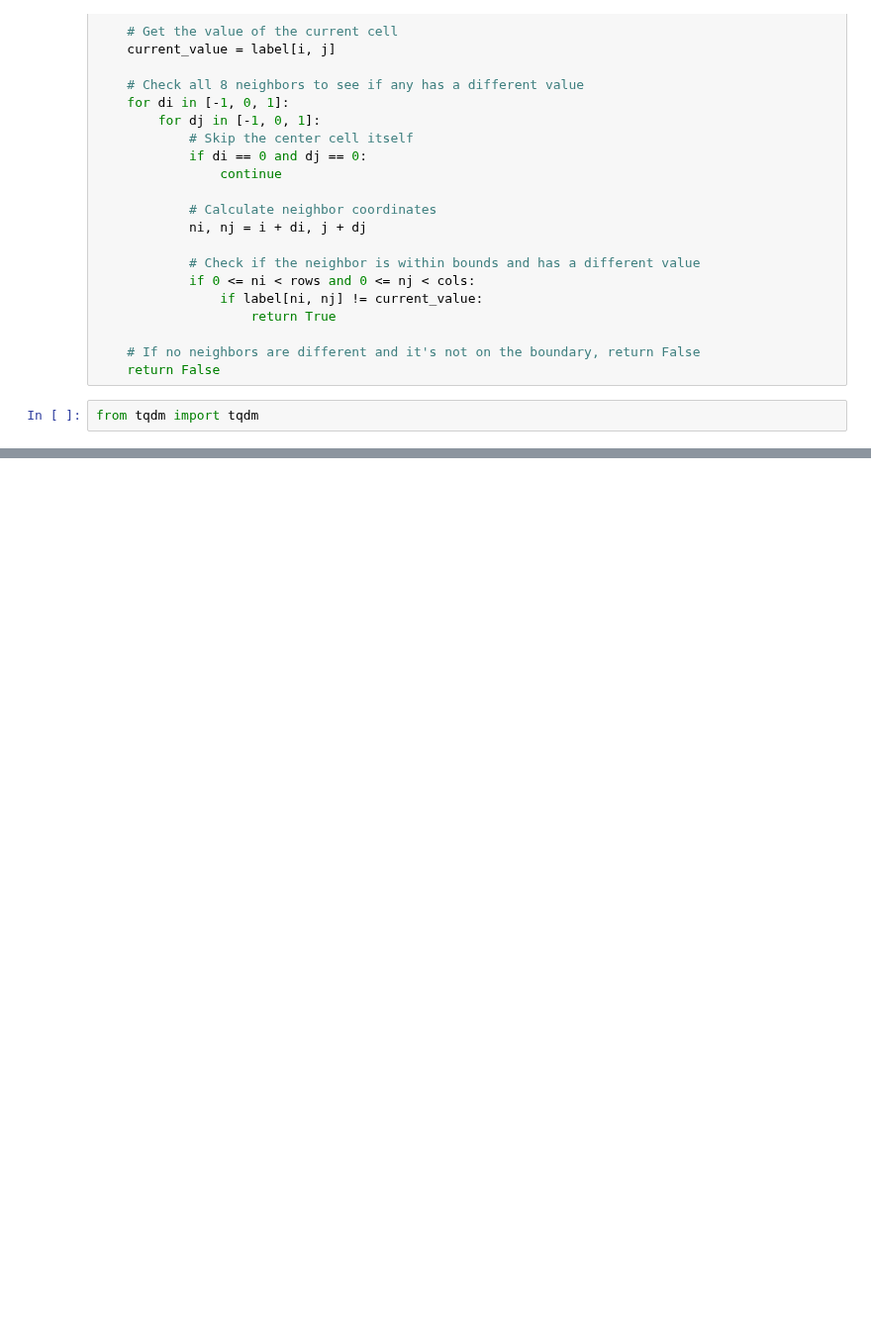
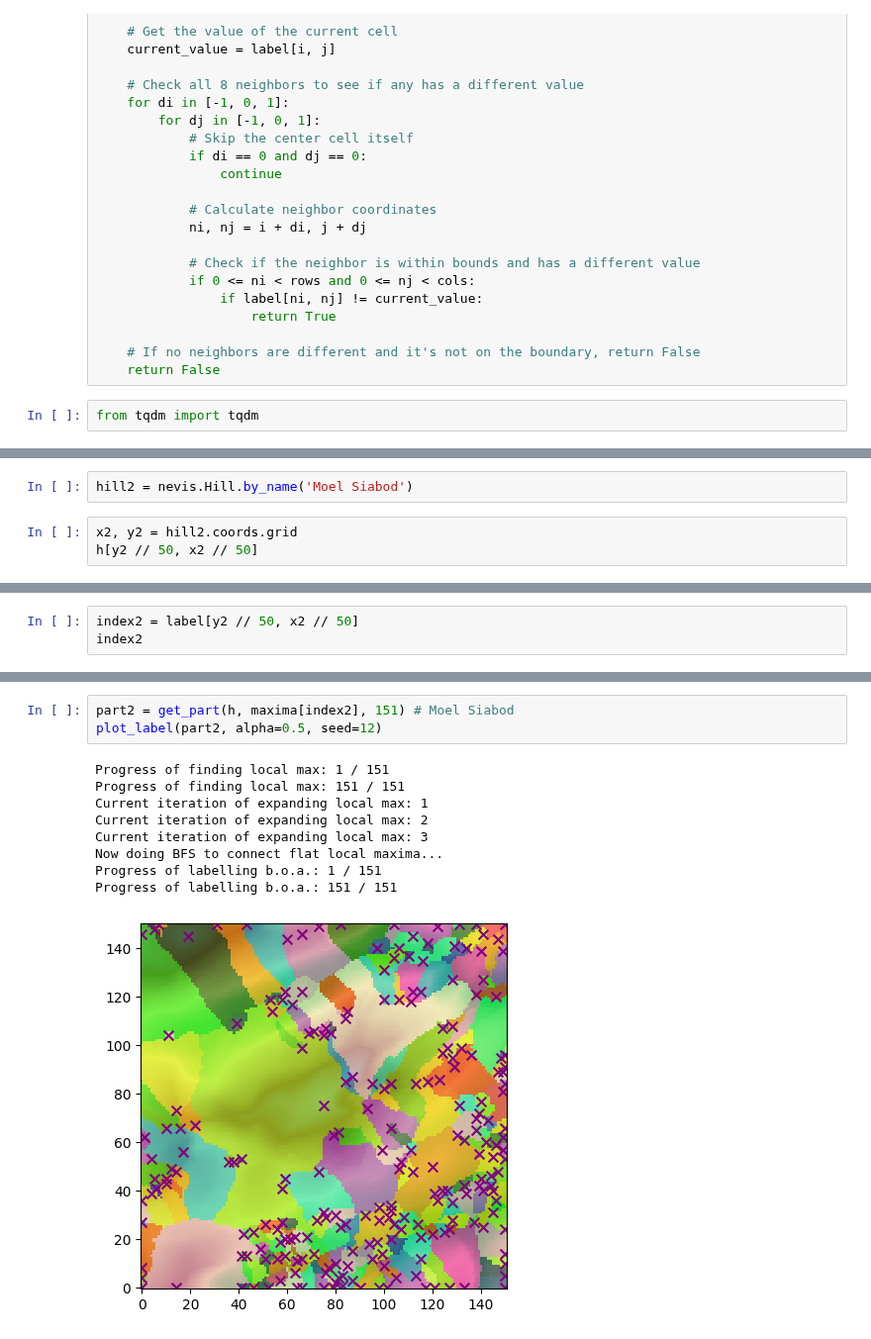
Before and after one commit to CardiacModelling/BenNevisBenchmark, a Jupyter notebook: basin-problem/ipynb/largest-drop.ipynb, the cells around one changed output, grey strips where cells are left out. Shown at 99% size. Drawn from its saved outputs; the diff is of its cells as text; blank space fills up the shorter version.

```diff
--- a/basin-problem/ipynb/largest-drop.ipynb
+++ b/basin-problem/ipynb/largest-drop.ipynb
@@ -99,0 +131,5 @@ print(h[mi-n:mi+n+1, mj-n:mj+n+1])
+# %%
+hill2 = nevis.Hill.by_name('Moel Siabod')
+# %%
+x2, y2 = hill2.coords.grid
+h[y2 // 50, x2 // 50]
@@ -99,0 +138,3 @@ print(h[mi-n:mi+n+1, mj-n:mj+n+1])
+# %%
+index2 = label[y2 // 50, x2 // 50]
+index2
@@ -99,0 +197,13 @@ print(h[mi-n:mi+n+1, mj-n:mj+n+1])
+# %%
+part2 = get_part(h, maxima[index2], 151) # Moel Siabod
+plot_label(part2, alpha=0.5, seed=12)
+# %% [output]
+Progress of finding local max: 1 / 151
+Progress of finding local max: 151 / 151
+Current iteration of expanding local max: 1
+Current iteration of expanding local max: 2
+Current iteration of expanding local max: 3
+Now doing BFS to connect flat local maxima...
+Progress of labelling b.o.a.: 1 / 151
+Progress of labelling b.o.a.: 151 / 151
+[figure, added]
```
Also changed, not shown: parts of 31 cells of this notebook.
